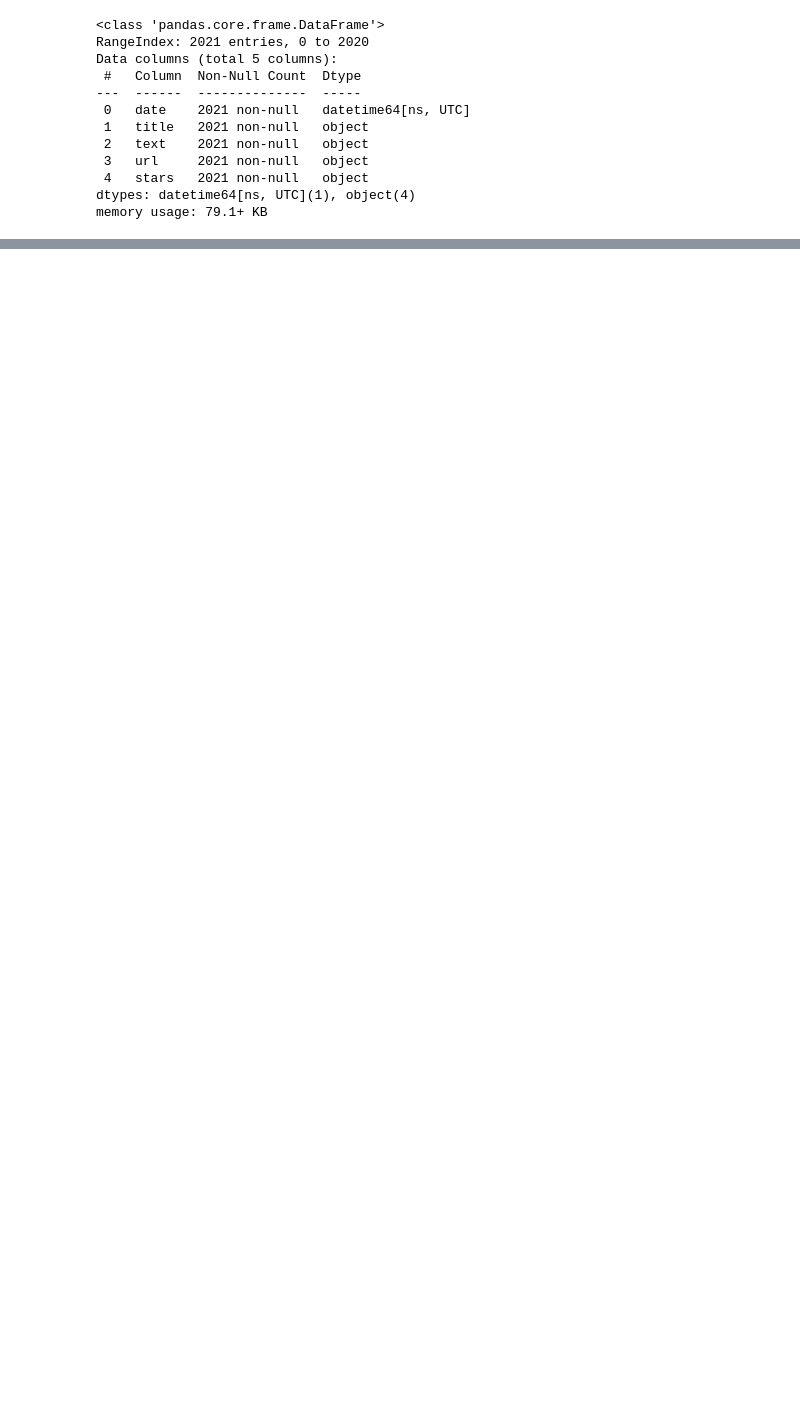
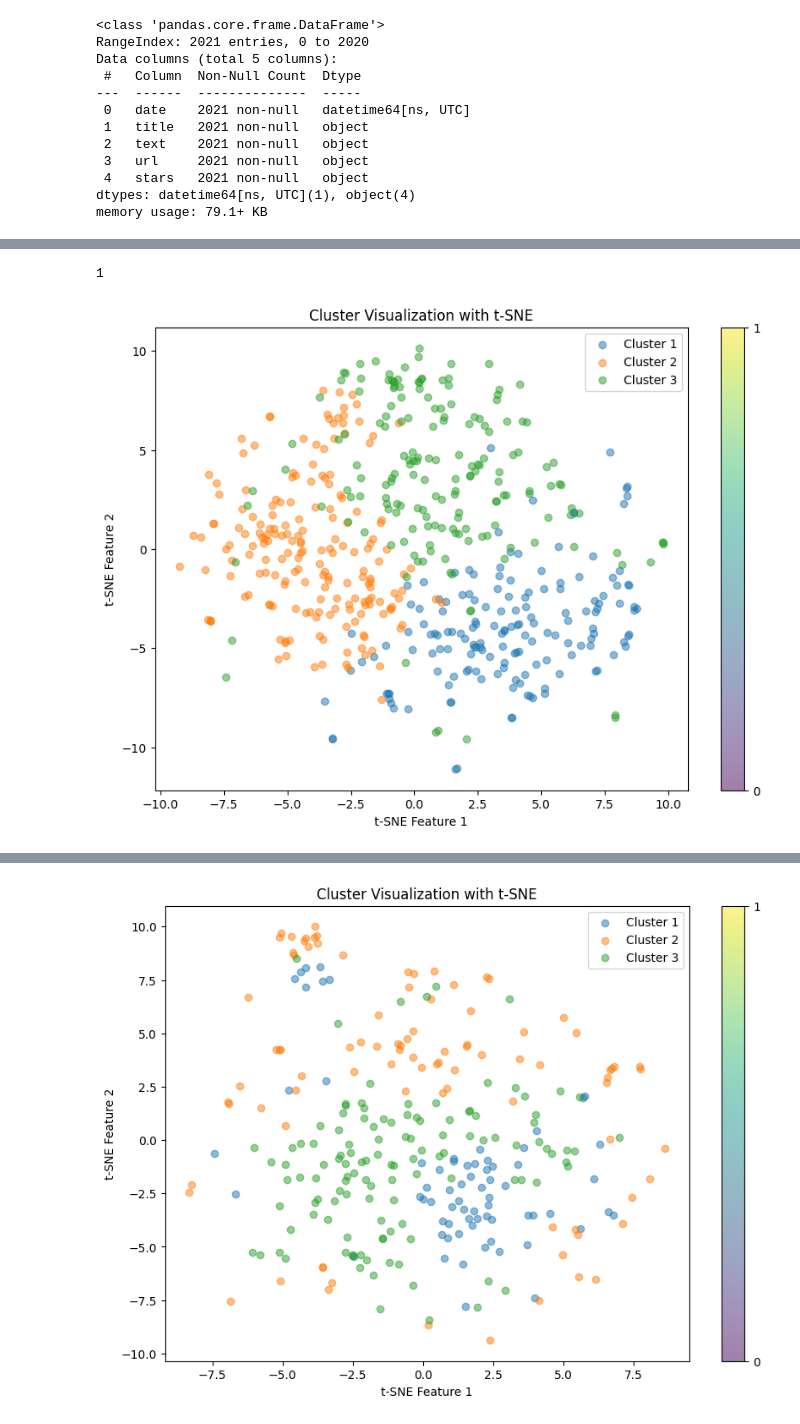
Before and after one commit to KremerML/OkraAI-interview, a Jupyter notebook: notebooks/initial_exploration.ipynb, the cells around one changed output, grey strips where cells are left out. Cells and saved outputs as stored; diff of their text form; code cells hidden in the pictures; blank space fills up the shorter version.

```diff
--- a/notebooks/initial_exploration.ipynb
+++ b/notebooks/initial_exploration.ipynb
@@ -227,0 +665,27 @@ staffed
+# %%
+def split_data_by_url(data: List[Dict]) -> Dict[str, List[Dict]]:
+    """Split data into subsets based on the URL."""
+    subsets = {
+        '1': [],
+        '2': [],
+        '3': [],
+        '4': [],
+        '5': []
+    }
+
+    for entry in data:
+        url = entry['url']
+        if url in ['www.virgintrains.co.uk', 'www.virgintrainseastcoast.com']:
+            subsets['1'].append(entry)
+        elif url in ['www.southernrailway.com', 'www.southeasternrailway.co.uk', 'www.southwesternrailway.com']:
+            subsets['2'].append(entry)
+        elif url == 'www.gwr.com':
+            subsets['3'].append(entry)
+        elif url == 'www.eurostar.com':
+            subsets['4'].append(entry)
+        else:
+            subsets['5'].append(entry)
+    return subsets
+# %%
+data = load_data(DATA_PATH)
+subsets = split_data_by_url(data)
@@ -227,0 +694,3 @@ staffed
+# %%
+for idx, subset in subsets.items():
+    print(subset[100]['url'])
@@ -227,0 +703,12 @@ staffed
+# %%
+for idx, subset in subsets.items():
+    print(idx)
+    reviews = [preprocess_text_sbert(review['title'] + " " + review['text']) for review in subset]
+    embeddings = generate_embeddings(reviews)
+    for num_topics in [3]:
+        cluster_labels, centroids = cluster_embeddings(embeddings, n_clusters=num_topics)
+        visualize_clusters(embeddings, cluster_labels)
+        print_most_relevant_docs_per_cluster(subset, embeddings, cluster_labels, centroids, n_docs=3)
+# %% [output]
+1
+[figure, added]
@@ -227,0 +734 @@ staffed
+[figure, added]
```
Also changed, not shown: parts of 26 cells of this notebook, 4 other files.
